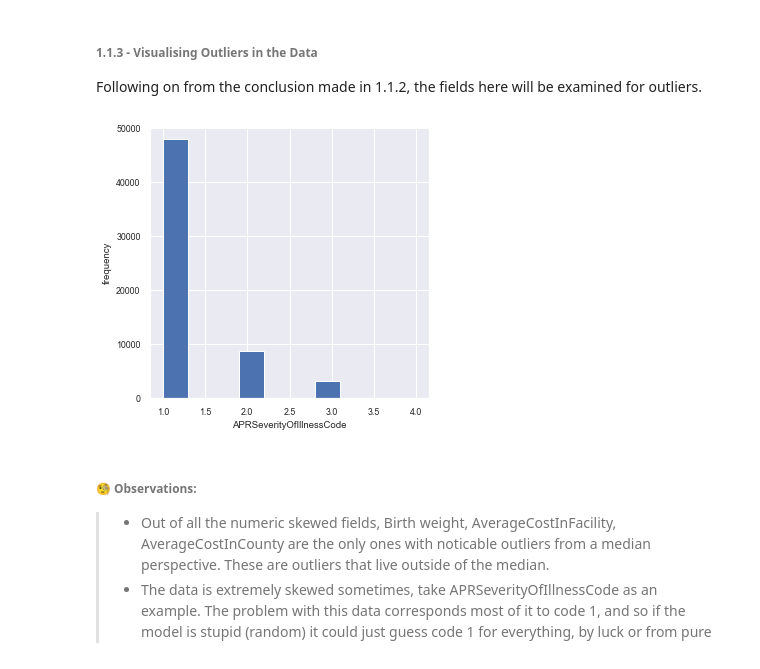
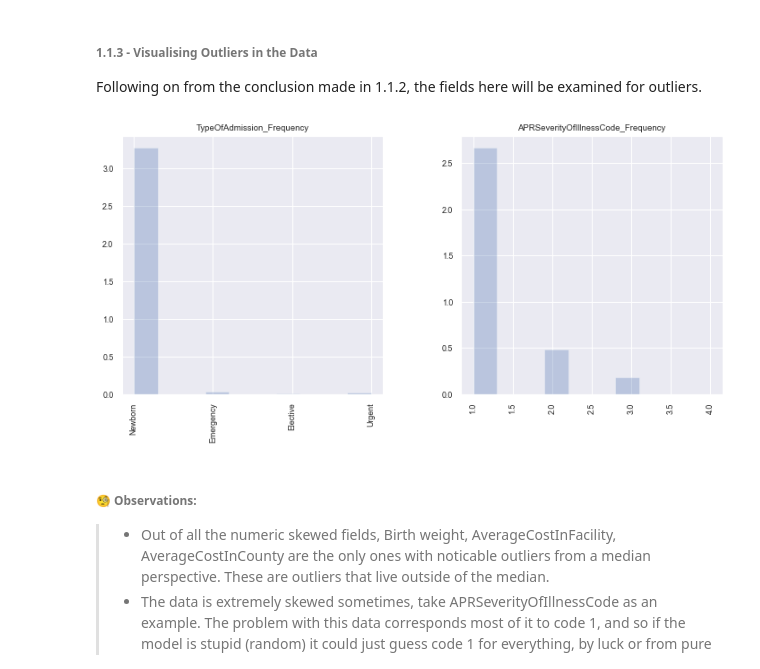
Before and after one commit to Luke-Mason/ML-A1, a Jupyter notebook: Assignment-1.ipynb, the cells around one changed output. Drawn from its saved outputs; the diff is of its cells as text; code cells hidden in the pictures.

Commit message:
Added another graph

```diff
--- a/Assignment-1.ipynb
+++ b/Assignment-1.ipynb
@@ -234,33 +234,33 @@ Following on from the conclusion made in 1.1.2, the fields here will be examined
 # %%
 skewedFieldsObserved = ['BirthWeight', 'AverageCostInCounty', 'AverageChargesInCounty', 'AverageCostInFacility', 'AverageChargesInFacility', 'AverageIncomeInZipCode']
 # for field in skewedFieldsObserved:
 #     plt.boxplot(dataFrame[field])
 #     plt.title('Median ' + field)
 
 # plt.show()
 
-# Focusing on birth weight and seeing the ordinal categorical nature of the data.
-dataFrame['APRSeverityOfIllnessCode'].hist(figsize=(5,5))
-plt.xlabel('APRSeverityOfIllnessCode')
-plt.ylabel('frequency')
-plt.show()
+
 
 
 # i=1
 # sk_fields = skewedFieldsObserved
 # for col in sk_fields:
 
 #   if col != 'class':
 #     plt.subplot(8,8,i)
 #     sns.boxplot(x="class", y=col, data=dataFrame)
 #     i = i+1
 #     plt.title('Median ' + col)
 
 
 # plt.xticks(rotation='vertical')
 # plt.show()
+
+plt.figure(figsize=(12,5))
+hist_plot('TypeOfAdmission_Frequency', [dataFrame['TypeOfAdmission']], ['b'], 1, 2, 1)
+hist_plot('APRSeverityOfIllnessCode_Frequency', [dataFrame['APRSeverityOfIllnessCode']], ['b'], 1, 2, 2)
 # %% [output]
-[figure, old version]
+[figure, new version]
 # %% [markdown]
 ###### 🧐 **Observations:**
 > - Out of all the numeric skewed fields, Birth weight, AverageCostInFacility, AverageCostInCounty are the only ones with noticable outliers from a median perspective. These are outliers that live outside of the median.
```
